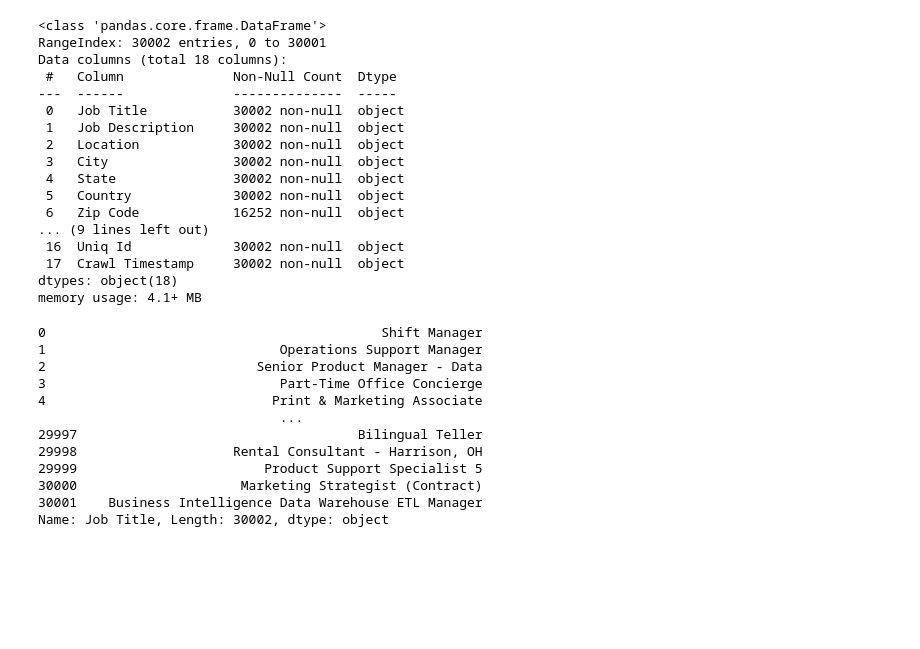
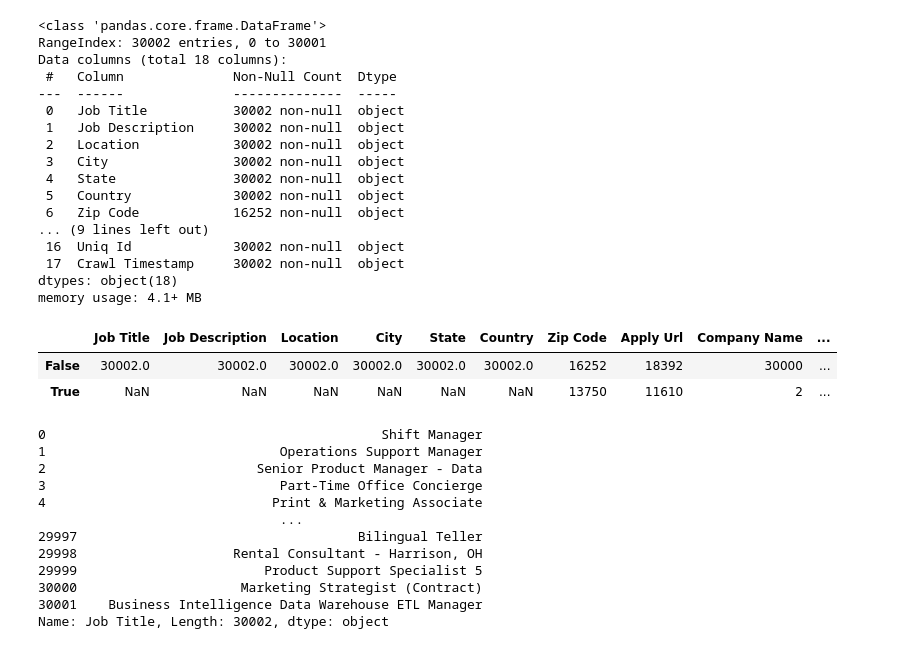
Before and after one commit to MellissaValle/Fraudulent-Job-Postings, a Jupyter notebook: Notebooks/Indeed_NB.ipynb, the cells around one changed output. Saved outputs shown, nothing was run; the diff lists cells and outputs as text; code cells hidden in the pictures; blank space fills up the shorter version.

```diff
--- a/Notebooks/Indeed_NB.ipynb
+++ b/Notebooks/Indeed_NB.ipynb
@@ -95,6 +111,13 @@ Data columns (total 18 columns):
  17  Crawl Timestamp     30002 non-null  object
 dtypes: object(18)
 memory usage: 4.1+ MB
+# %%
+#Checking for missing values
+df.isna().apply(pd.value_counts)
+# %% [output]
+|  | Job Title | Job Description | Location | City | State | Country | Zip Code | Apply Url | Company Name | ... |
+| False | 30002.0 | 30002.0 | 30002.0 | 30002.0 | 30002.0 | 30002.0 | 16252 | 18392 | 30000 | ... |
+| True | NaN | NaN | NaN | NaN | NaN | NaN | 13750 | 11610 | 2 | ... |
 # %%
 df['Job Title']
 # %% [output]
```
Also changed, not shown: parts of 33 cells of this notebook.
